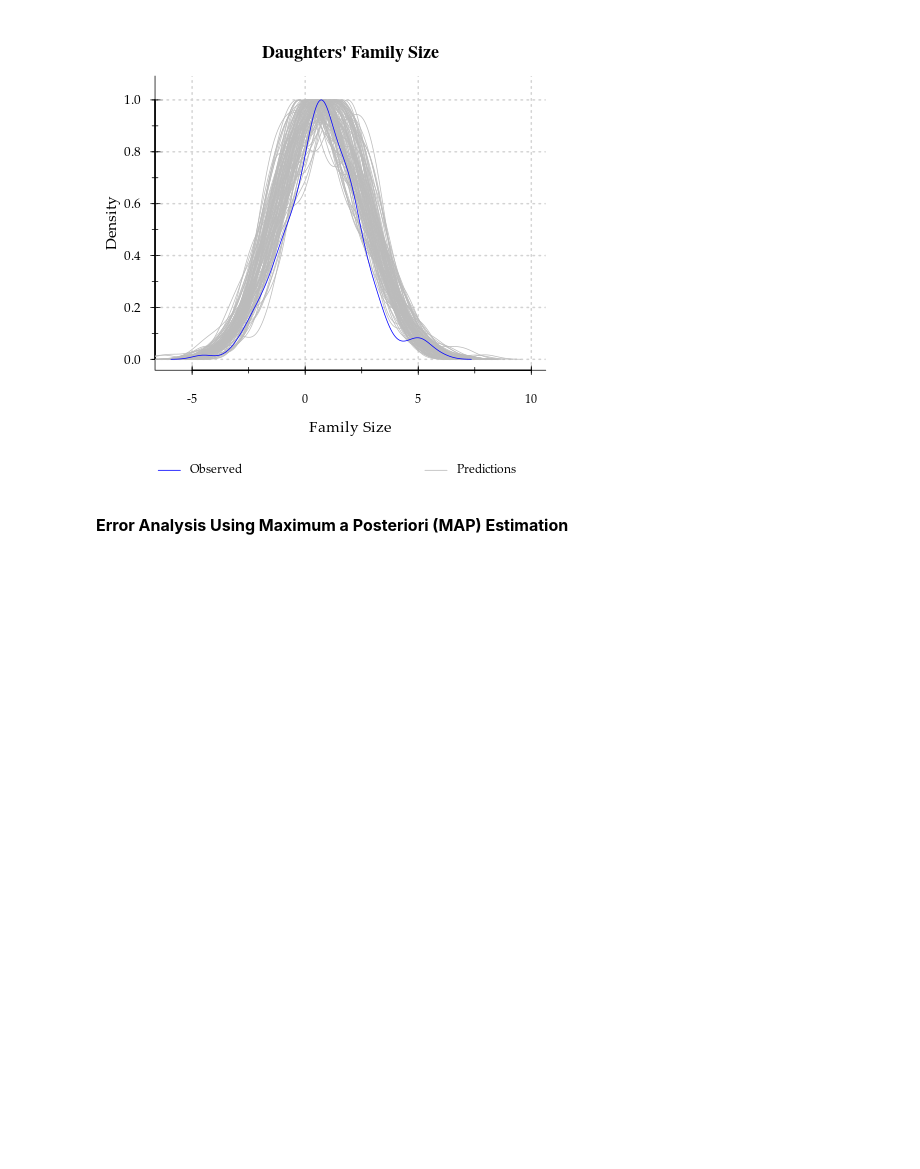
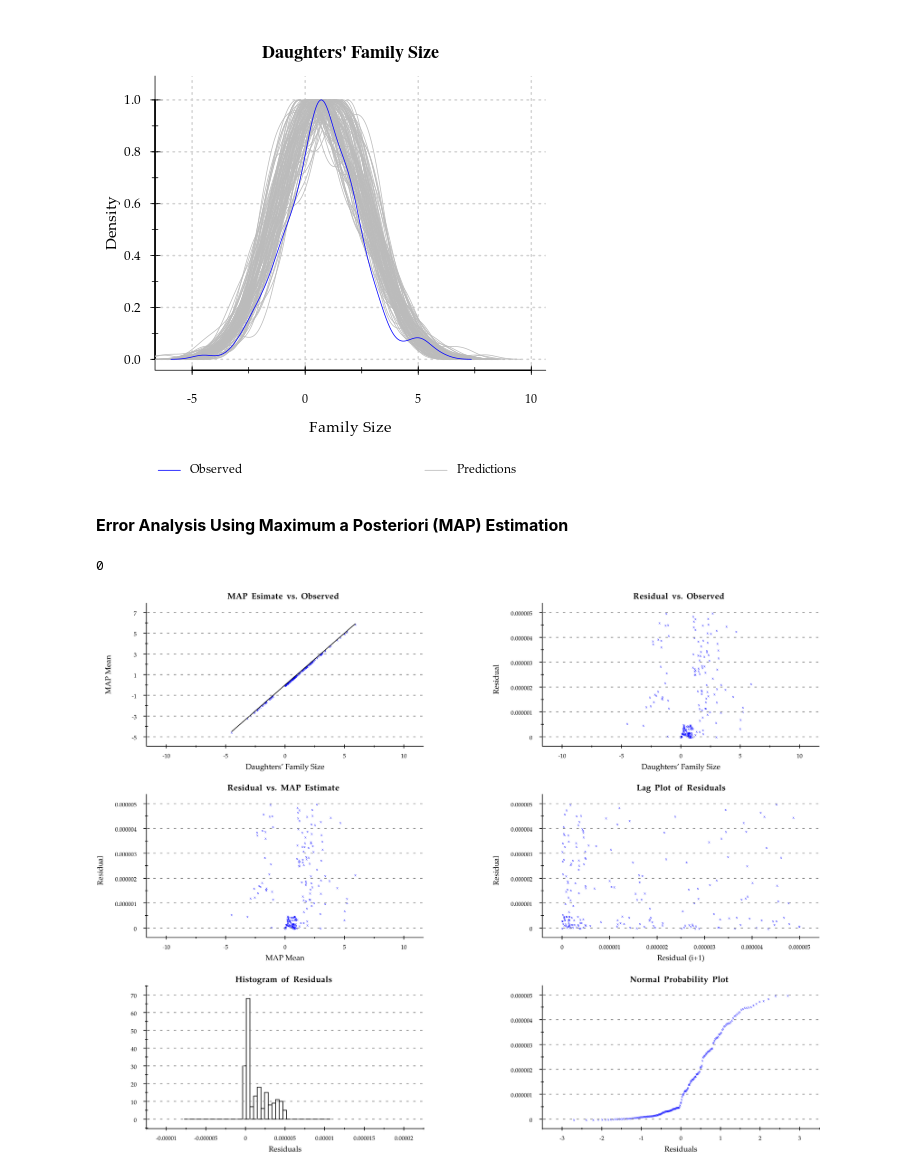
Before and after one commit to jhmorgan-netanomics/Netanomics_Analysts_Collaborative_Environment, a Jupyter notebook: Workflow_Demonstration/Analyses/Demonstration_Analysis.ipynb, the cells around one changed output. Saved outputs shown, nothing was run; the diff lists cells and outputs as text; code cells hidden in the pictures; blank space fills up the shorter version.

Commit message:
Added 6-Plot.

```diff
--- a/Workflow_Demonstration/Analyses/Demonstration_Analysis.ipynb
+++ b/Workflow_Demonstration/Analyses/Demonstration_Analysis.ipynb
@@ -784,0 +791,12 @@ Nevertheless, the Bayes Factor analysis is useful for highlighting the cost in c
+# %%
+dp.sendline("CALL Two_Moms_SixPlot.DP")  # Define a variable
+dp.expect(r">")
+# %% [output]
+0
+# %%
+# Examining the Relationship between Mothers' Family Size & Daughters with Respect to Birth Order
+file_path = "/mnt/d/GitHub_Repositories/Netanomics_Analysts_Collaborative_Environment/Workflow_Demonstration/Analyses/Figures/Two_Moms_6Plot.png"
+img = Image.open(file_path)
+display(img)
+# %% [output]
+[figure, added]
```
Also changed, not shown: parts of 4 cells of this notebook, 15 other files.
